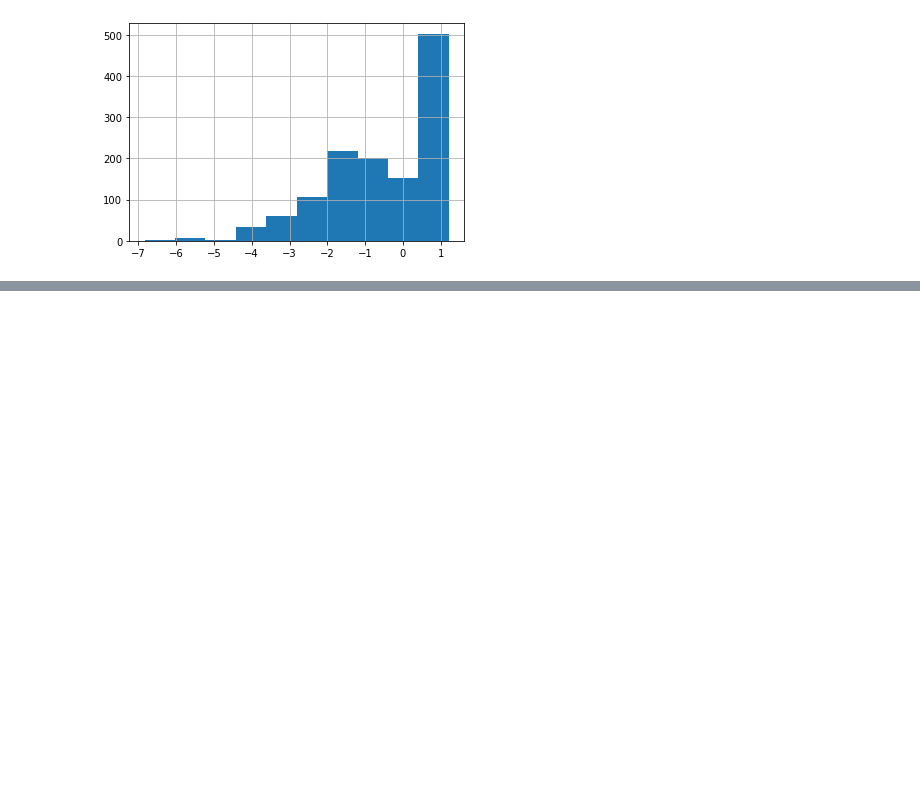
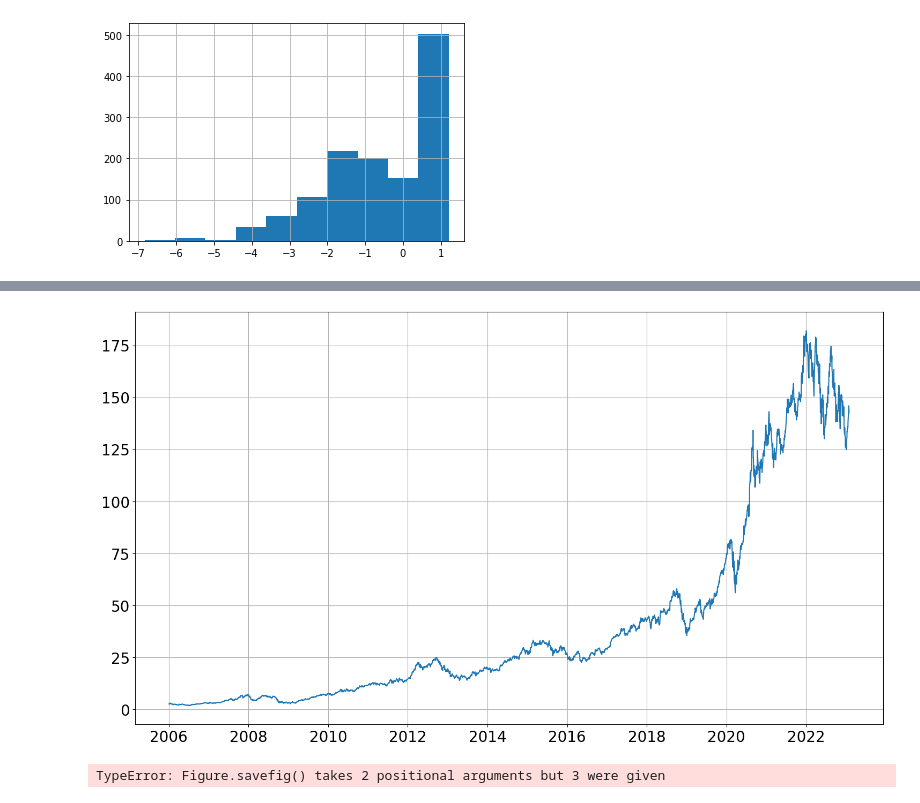
Before and after one commit to BorisOst/SkillFactFinalProject, a Jupyter notebook: exp04_20230303_lstm.ipynb, the cells around one changed output, grey strips where cells are left out. Cells and saved outputs as stored; diff of their text form; code cells hidden in the pictures; blank space fills up the shorter version.

```diff
--- a/exp04_20230303_lstm.ipynb
+++ b/exp04_20230303_lstm.ipynb
@@ -196,0 +262,22 @@ np.log(train_df['Close_stand']).hist()
+# %%
+import matplotlib.pyplot as plt
+
+plt.rcParams["figure.figsize"] = 18, 10
+plt.rcParams["font.size"] = 20
+
+fig = plt.figure()
+plt.plot(arima_model.df['Close'])
+plt.grid()
+plt.show()
+
+# fig.savefig('00_test_Close_plt', dpi=300)
+
+def save_fig(figure, name, dpi=300):
+    figure.savefig(name, dpi)
+
+save_fig(figure=fig, name='01_test_Close_plt', dpi=600)
+
+# print(fig.__dict__)
+# %% [output]
+[figure, added]
+TypeError: Figure.savefig() takes 2 positional arguments but 3 were given
```
Also changed, not shown: parts of 38 cells of this notebook, 5 other files.
